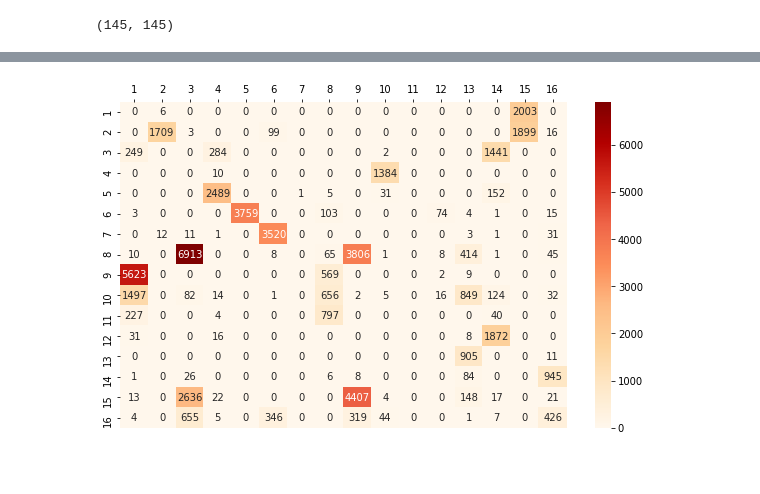
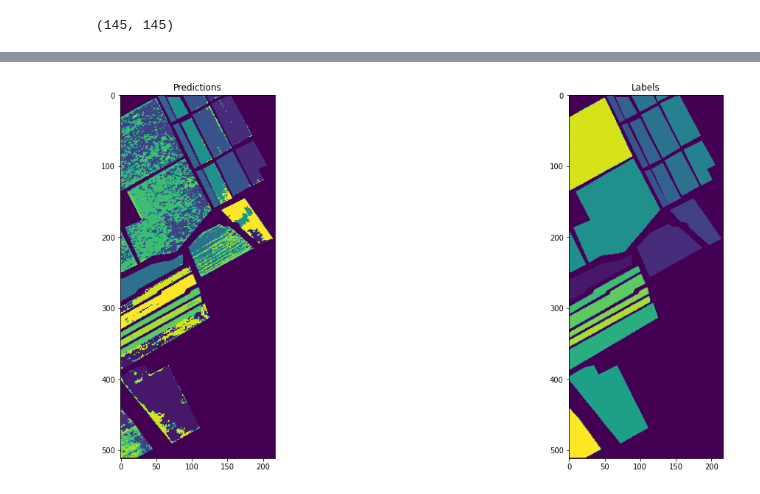
Before and after one commit to SabineHU/projet-IML, a Jupyter notebook: src/SpectralBiclustering.ipynb, the cells around one changed output, grey strips where cells are left out. Drawn from its saved outputs; the diff is of its cells as text; code cells hidden in the pictures.

```diff
--- a/src/SpectralBiclustering.ipynb
+++ b/src/SpectralBiclustering.ipynb
@@ -114,9 +102,0 @@ plt.show()
-# %%
-def remove_unclassified(preds, labels):
-    preds_cpy = preds.copy()
-    zeros_idx = np.argwhere(labels.flatten() == 0).flatten()
-    preds_cpy += 1
-    preds_flatten = preds_cpy.flatten()
-    preds_flatten[zeros_idx] = 0
-    final_preds = preds_flatten.reshape((preds.shape[0], preds.shape[1]))
-    return final_preds
@@ -164,19 +119,4 @@ SpectralBiclustering(init='k-means++', method='bistochastic', mini_batch=False,
 # %%
-preds_salinas = model_salinas.row_labels_.reshape((salinas_img.shape[0], salinas_img.shape[1]))
+salinas_preds = model_salinas.row_labels_.reshape((salinas_img.shape[0], salinas_img.shape[1]))
 # %%
-final_preds = remove_unclassified(preds_salinas, salinas_labels)
+salinas_preds_corrected = remove_unclassified(salinas_preds, salinas_labels)
-# %%
-def plot_two_figures(fig1, fig2, title_fig1, title_fig2, figsize=(10, 10)):
-    plt.figure(figsize=figsize)
-
-    plt.subplot(2, 2, 1)
-    plt.imshow(fig1, cmap='gray')
-    plt.title(title_fig1)
-
-    plt.subplot(2, 2, 2)
-    plt.imshow(fig2, cmap='gray')
-    plt.title(title_fig2)
-
-    plt.show()
-
-plot_two_figures(final_preds, salinas_labels, 'Predictions', 'Labels', figsize=(20, 20))
@@ -185,14 +123,4 @@ plot_two_figures(final_preds, salinas_labels, 'Predictions', 'Labels', figsize=(
-# %%
-classe_names = [1,2,3,4,5,6,7,8,9,10,11,12,13,14,15, 16]
-
-matrix = confusion_matrix(salinas_labels.flatten(), final_preds.flatten())
-matrix = matrix[1:, 1:]
-df = pd.DataFrame({classe_names[i]:matrix[:,i] for i in range(16)}, index=classe_names)
-fig = plt.figure(figsize = (10,6))
-ax = fig.add_subplot()
-ax.xaxis.set_ticks_position('top')
-sn.heatmap(df, annot=True, cmap="OrRd", fmt='g')
-
-plt.show()
-# %% [output]
-[figure, removed]
+# %%
+plot_two_figures(salinas_preds_corrected, salinas_labels, 'Predictions', 'Labels', figsize=(20, 20))
+# %% [output]
+[figure, added]
```
Also changed, not shown: parts of 37 cells of this notebook, 2 other files.
